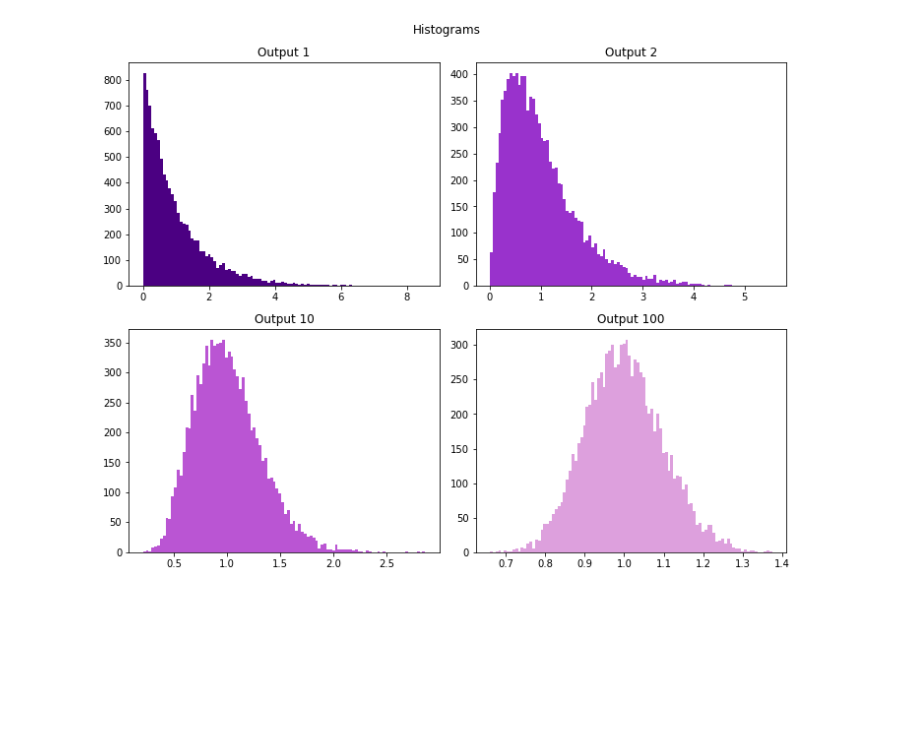
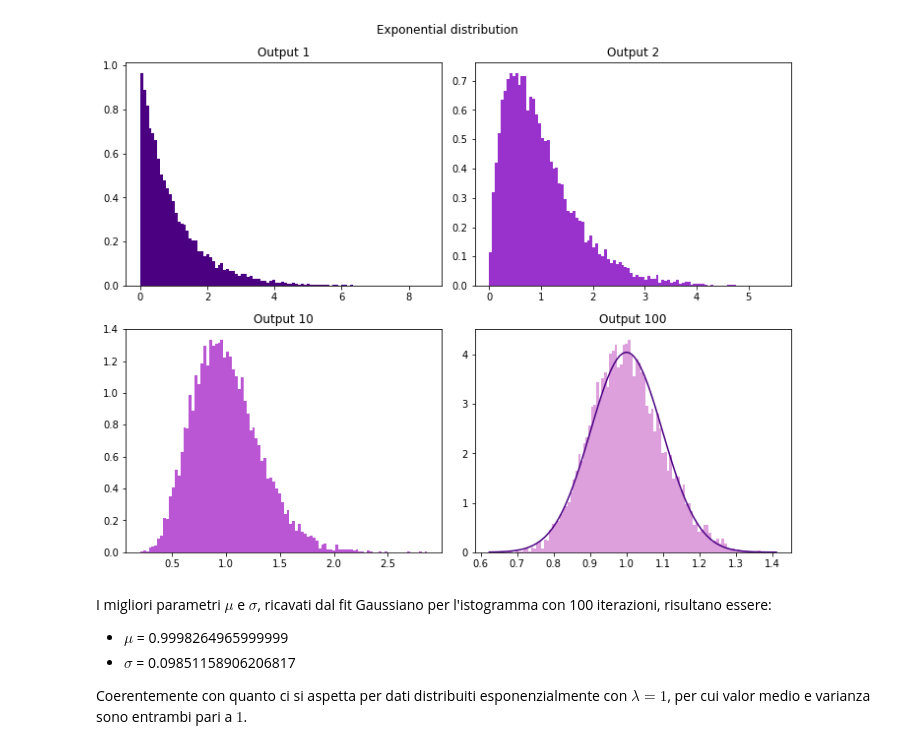
Before and after one commit to Chiara-Filippi/LSN_Exercises, a Jupyter notebook: LSN_Exercises_01_Chiara_Filippi.ipynb, the cells around one changed output. Drawn from its saved outputs; the diff is of its cells as text; code cells hidden in the pictures; blank space fills up the shorter version.

```diff
--- a/LSN_Exercises_01_Chiara_Filippi.ipynb
+++ b/LSN_Exercises_01_Chiara_Filippi.ipynb
@@ -7,13 +30,13 @@ import math
 with open('Es1/Average.dat') as f:
         lines = f.readlines()
         x = [float(line.split()[0]) for line in lines]
-        sum_prog = [float(line.split()[1]) - 0.5 for line in lines]
+        sum_prog = [float(line.split()[1]) for line in lines]
         err_prog = [float(line.split()[2]) for line in lines]
 plt.figure(figsize=(9.5, 7.5))
 plt.errorbar(x, sum_prog, yerr=err_prog, color = 'mediumorchid')
-plt.xlabel('#throws')
-plt.ylabel('<r>-1/2')
-plt.axhline(0., color='indigo') # horizontal
+plt.xlabel('Numero di dati estratti')
+plt.ylabel('$<r>$')
+plt.axhline(0.5, color='indigo') # horizontal
 plt.grid(True)
 #plt.show()
 #plt.errorbar(x, err_prog)
@@ -96,39 +194,67 @@ plt.show()
 # %%
+import numpy as np
 import matplotlib.pyplot as plt
+from scipy.optimize import curve_fit
 
 with open('Es1/output1') as f:
     lines = f.readlines()
     x = [float(line.split()[1]) for line in lines]
 
 with open('Es1/output2') as f:
     lines = f.readlines()
     y = [float(line.split()[1]) for line in lines]
 
 with open('Es1/output10') as f:
     lines = f.readlines()
     z = [float(line.split()[1]) for line in lines]
 
 with open('Es1/output100') as f:
     lines = f.readlines()
     s = [float(line.split()[1]) for line in lines]
 
+# Fit a normal distribution to the data: mean and standard deviation
+mu, std = norm.fit(s)
+
 fig, axes = plt.subplots(2, 2, figsize=(10, 8))
-fig.suptitle('Histograms')
+fig.suptitle('Exponential distribution')
 
-axes[0, 0].hist(x, 100, alpha=1, color='indigo')
+
+# density = True, draw and return a probability density: each bin will display the bin's raw count divided by the total number of counts and the bin width, so that the area under the histogram integrates to 1
+axes[0, 0].hist(x, 100, alpha=1, density=True, color='indigo')
 axes[0, 0].set_title('Output 1')
 
-axes[0, 1].hist(y, 100, alpha=1, color='darkorchid')
+axes[0, 1].hist(y, 100, alpha=1, density=True, color='darkorchid')
 axes[0, 1].set_title('Output 2')
 
-axes[1, 0].hist(z, 100, alpha=1, color='mediumorchid')
+axes[1, 0].hist(z, 100, alpha=1, density=True, color='mediumorchid')
 axes[1, 0].set_title('Output 10')
 
-axes[1, 1].hist(s, 100, alpha=1, color='plum')
+axes[1, 1].hist(s, 100, density=True, alpha=1, color='plum')
 axes[1, 1].set_title('Output 100')
+
+#Plot the PDF.
+xmin, xmax = plt.xlim()
+x = np.linspace(xmin, xmax, 100)
+p = norm.pdf(x, mu, std)
+axes[1,1].plot(x, p, color = 'indigo')
 
 plt.tight_layout()
 plt.show()
+
+md_text = f"""
+I migliori parametri $\mu$ e $\sigma$, ricavati dal fit Gaussiano per l'istogramma con 100 iterazioni, risultano essere:
+- $\mu$ = {mu}
+- $\sigma$ = {std}
+
+Coerentemente con quanto ci si aspetta per dati distribuiti esponenzialmente con $\lambda = 1$, per cui valor medio e varianza sono entrambi pari a $1$.
+"""
+md_cell = get_ipython().run_cell_magic('markdown', '', md_text)
 # %% [output]
-[figure, old version]
+[figure, new version]
+
+I migliori parametri $\mu$ e $\sigma$, ricavati dal fit Gaussiano per l'istogramma con 100 iterazioni, risultano essere:
+- $\mu$ = 0.9998264965999999
+- $\sigma$ = 0.09851158906206817
+
+Coerentemente con quanto ci si aspetta per dati distribuiti esponenzialmente con $\lambda = 1$, per cui valor medio e varianza sono entrambi pari a $1$.
 # %%
```
Also changed, not shown: parts of 23 cells of this notebook, 59 other files.
